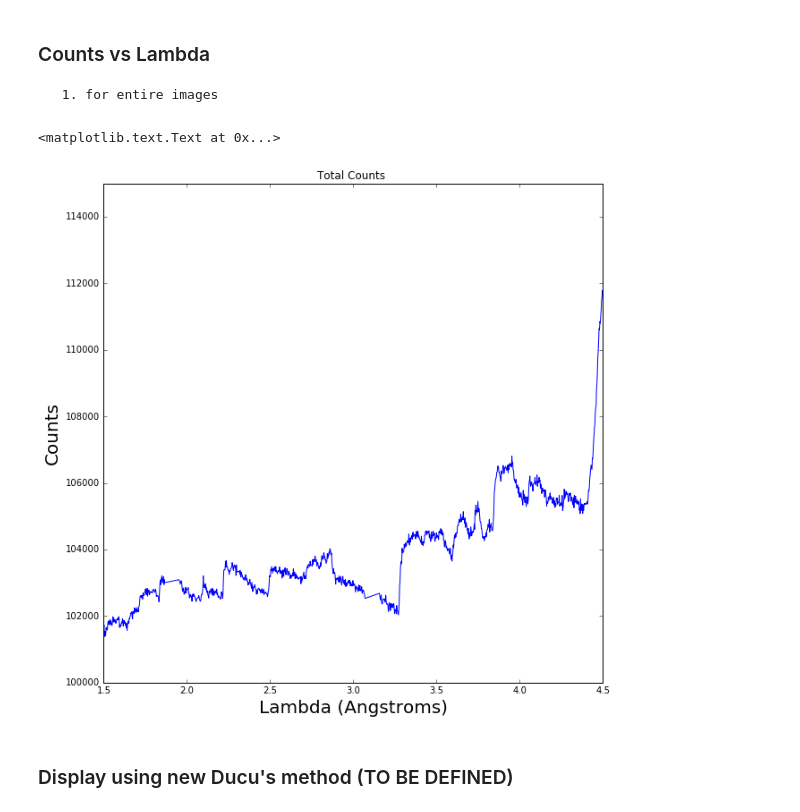
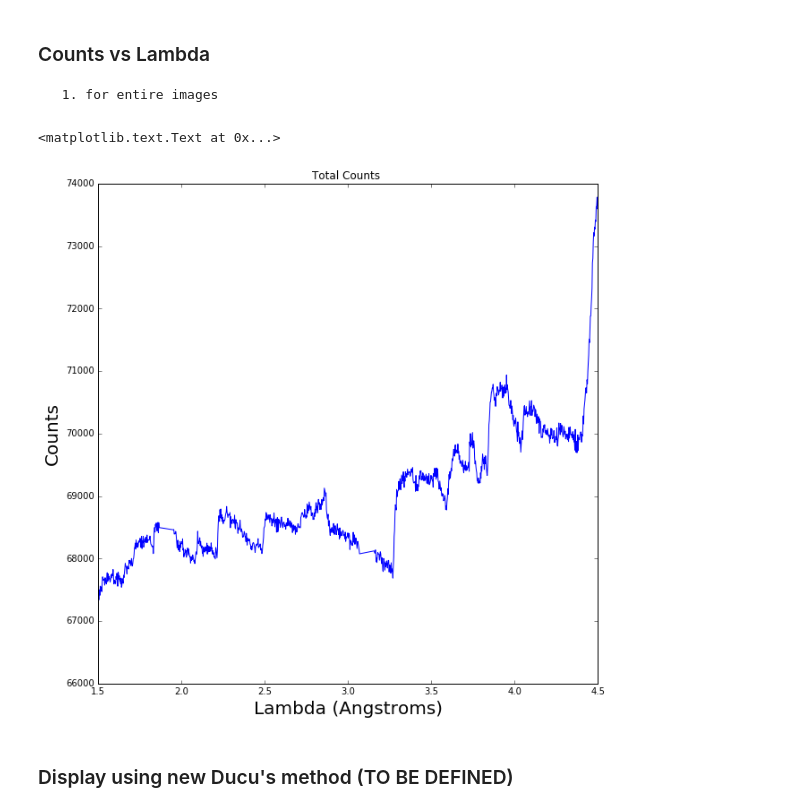
Before and after one commit to ornlneutronimaging/BraggEdge, a Jupyter notebook: notebook/bragg_egde_detection_step1_of_2.ipynb, the cells around one changed output. Saved outputs shown, nothing was run; the diff lists cells and outputs as text; code cells hidden in the pictures.

```diff
--- a/notebook/bragg_egde_detection_step1_of_2.ipynb
+++ b/notebook/bragg_egde_detection_step1_of_2.ipynb
@@ -482,17 +465,17 @@ lambda_angstroms = lambda_np * 1.e10
 # %%
 # display to check values
 fig10 = plt.figure(figsize=(10, 10))
 ax_img = plt.subplot(111)
 ax_img.plot(lambda_angstroms, total_counts)
 
 ax_img.set_xlabel("Lambda (Angstroms)", fontsize=20)
 ax_img.set_ylabel("Counts", fontsize=20)
 ax_img.set_xlim([1.5, 4.5])
-ax_img.set_ylim([1e5, 1.15e5])
+#ax_img.set_ylim([1e5, 1.15e5])
 ax_img.set_title("Total Counts ")
 # %% [output]
 <matplotlib.text.Text at 0x...>
-[figure, old version]
+[figure, new version]
 # %% [markdown]
 ### Display using new Ducu's method   (TO BE DEFINED)
 # %% [markdown]
```
Also changed, not shown: parts of 18 cells of this notebook, 1 other file.
